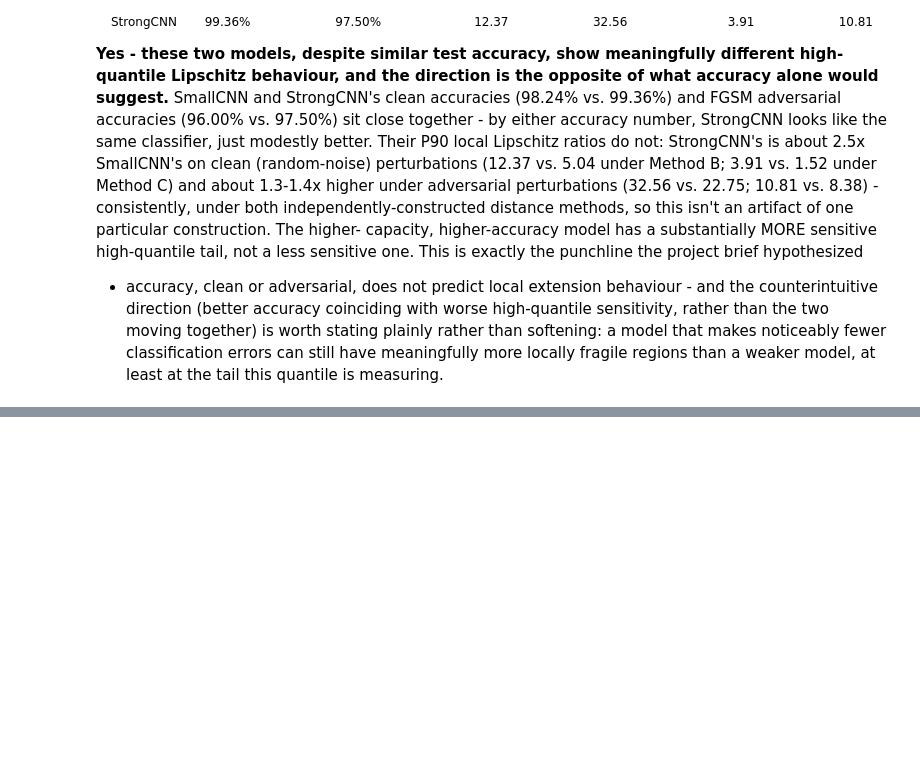
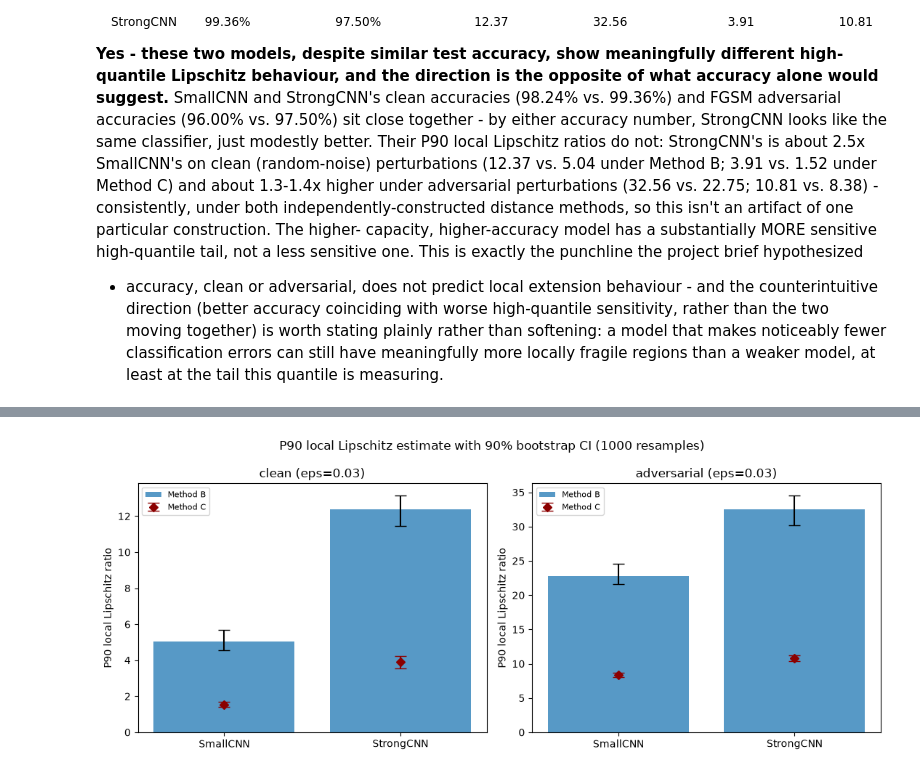
Before and after one commit to Kilobyte947/Datasig, a Jupyter notebook: signature_distance/notebook_method_c.ipynb, the cells around one changed output, grey strips where cells are left out. Saved outputs shown, nothing was run; the diff lists cells and outputs as text; code cells hidden in the pictures; blank space fills up the shorter version.

```diff
--- a/signature_distance/notebook_method_c.ipynb
+++ b/signature_distance/notebook_method_c.ipynb
@@ -477,0 +497,10 @@ this quantile is measuring.
+# %%
+boot_data = hb.collect_headline_bootstrap(
+    n_per_class=20, epsilons=(0.02, 0.03, 0.05), primary_eps=0.03, quantile=0.90,
+    seed=0, cnn_epochs=3, strong_epochs=3, n_bootstrap=1000, verbose=True,
+)
+overlap = hb.check_overlap(boot_data)
+fig = hb.plot_headline_ci(boot_data)
+display(fig)
+plt.close(fig)
+# %% [output]
@@ -477,0 +524 @@ this quantile is measuring.
+[figure, added]
```
Also changed, not shown: parts of 4 cells of this notebook, 2 other files.
